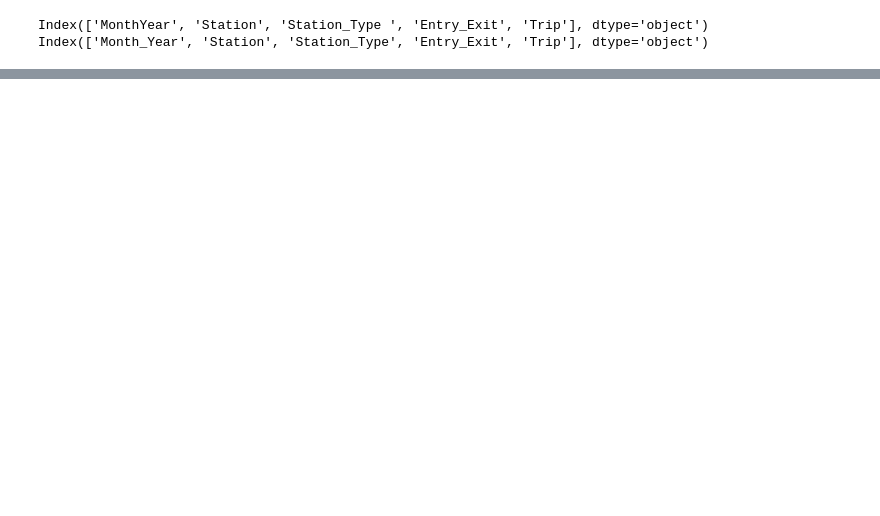
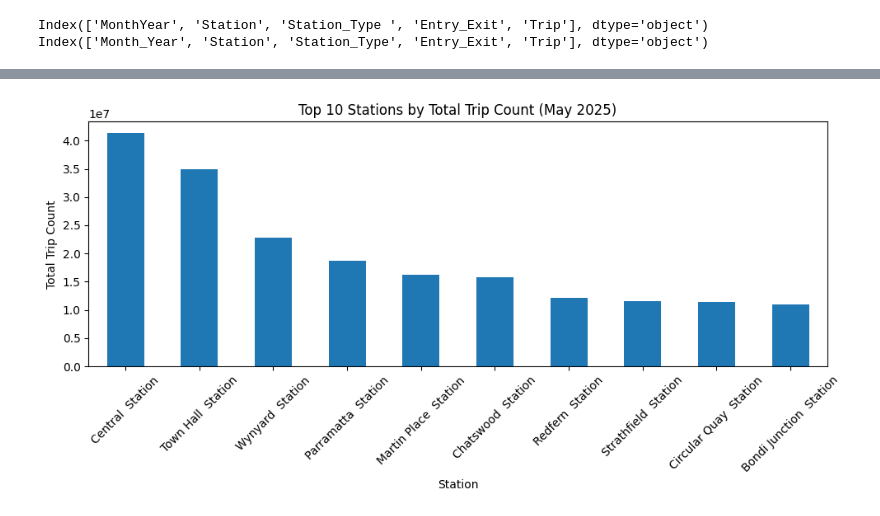
Before and after one commit to Yatik0452/NSWTravelTrack, a Jupyter notebook: goofballs.ipynb, the cells around one changed output, grey strips where cells are left out. Cells and saved outputs as stored; diff of their text form; code cells hidden in the pictures; blank space fills up the shorter version.

```diff
--- a/goofballs.ipynb
+++ b/goofballs.ipynb
@@ -106,0 +198,27 @@ dtype: int64
+# %%
+import pandas as pd
+import matplotlib.pyplot as plt
+
+# Load the dataset
+path = "./WDAC_2025_data/TrainStationEntriesExits/train-station-entries-exits-data-may-2025.csv"
+df = pd.read_csv(path)
+
+# Clean columns
+df.columns = df.columns.str.strip().str.lower()
+
+# Convert trip to numeric (handle '<50')
+df['trip'] = df['trip'].replace({'Less than 50': '50'}).astype(int)
+
+# Group by station and sum trips
+station_rank = df.groupby('station')['trip'].sum().sort_values(ascending=False).reset_index()
+
+# Plot top 10 stations
+station_rank.head(10).plot(kind='bar', x='station', y='trip', figsize=(10,5), legend=False)
+plt.title("Top 10 Stations by Total Trip Count (May 2025)")
+plt.ylabel("Total Trip Count")
+plt.xlabel("Station")
+plt.xticks(rotation=45)
+plt.tight_layout()
+plt.show()
+# %% [output]
+[figure, added]
```
Also changed, not shown: parts of 6 cells of this notebook.
